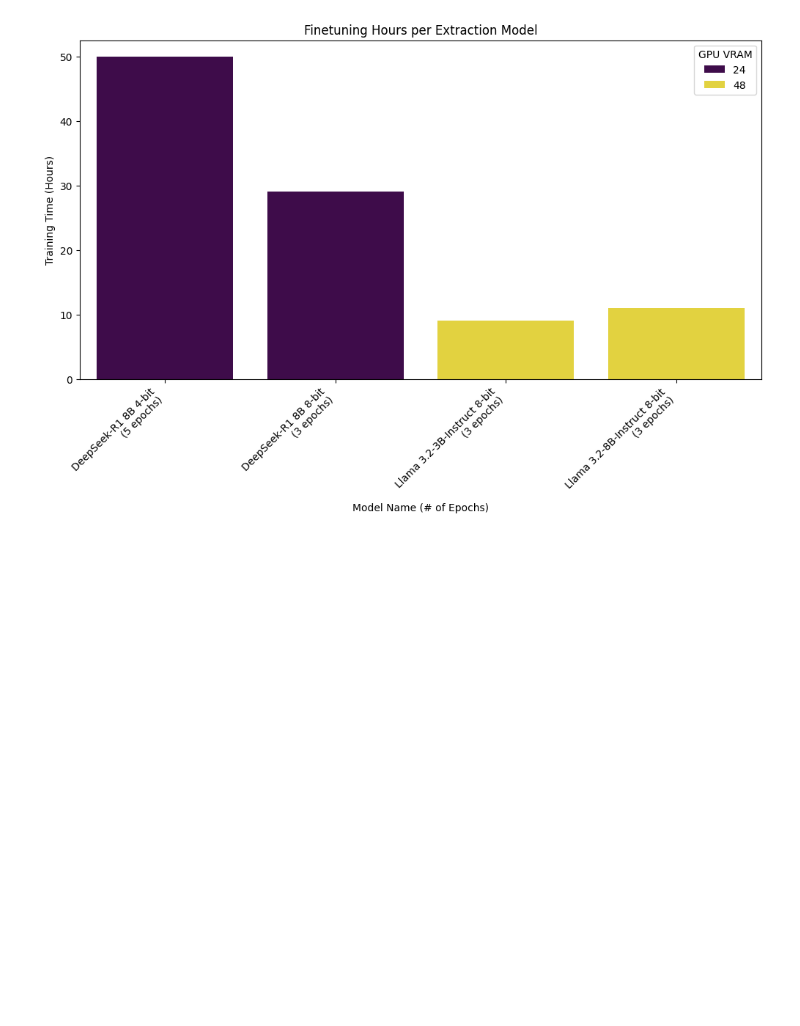
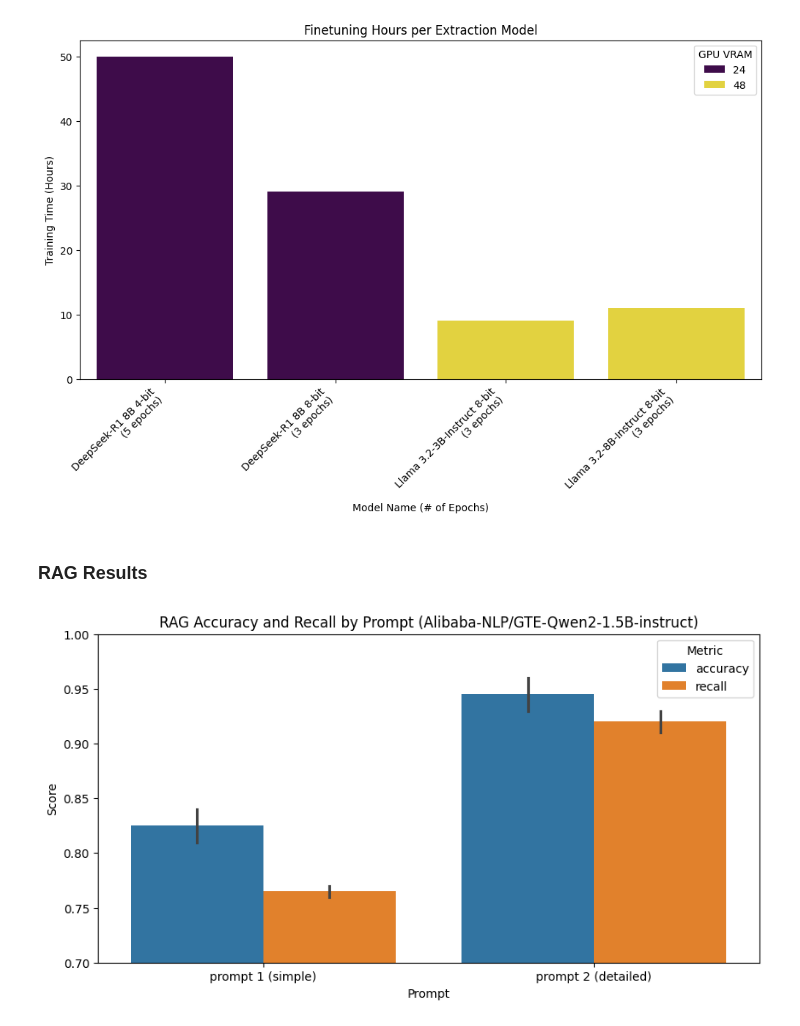
Before and after one commit to kanggunh/DSC180_B11_Q2, a Jupyter notebook: extraction_vis.ipynb, the cells around one changed output. Drawn from its saved outputs; the diff is of its cells as text; code cells hidden in the pictures; blank space fills up the shorter version.

Commit message:
added viz for RAG performance

```diff
--- a/extraction_vis.ipynb
+++ b/extraction_vis.ipynb
@@ -116,3 +63,25 @@ plt.legend(title="GPU VRAM")
 plt.show()
 # %% [output]
 [figure]
+# %% [markdown]
+### RAG Results
+# %%
+rag_df = pd.read_csv('data/rag_performance.csv')
+# %%
+df_melted = rag_df.melt(id_vars=["rag_prompt", "similarity_metric"], var_name="metric", value_name="score")
+
+# Create a grouped bar plot
+plt.figure(figsize=(10, 5))
+sns.barplot(data=df_melted, x="rag_prompt", y="score", hue="metric", dodge=True, hue_order=["accuracy", "recall"])
+
+# Add labels and title
+plt.xlabel("Prompt")
+plt.ylabel("Score")
+plt.title("RAG Accuracy and Recall by Prompt (Alibaba-NLP/GTE-Qwen2-1.5B-instruct)")
+plt.ylim(0.7, 1)  # Adjust y-axis for clarity
+plt.legend(title="Metric")
+
+# Show plot
+plt.show()
+# %% [output]
+[figure, added]
```
Also changed, not shown: parts of 3 cells of this notebook, 1 other file.
